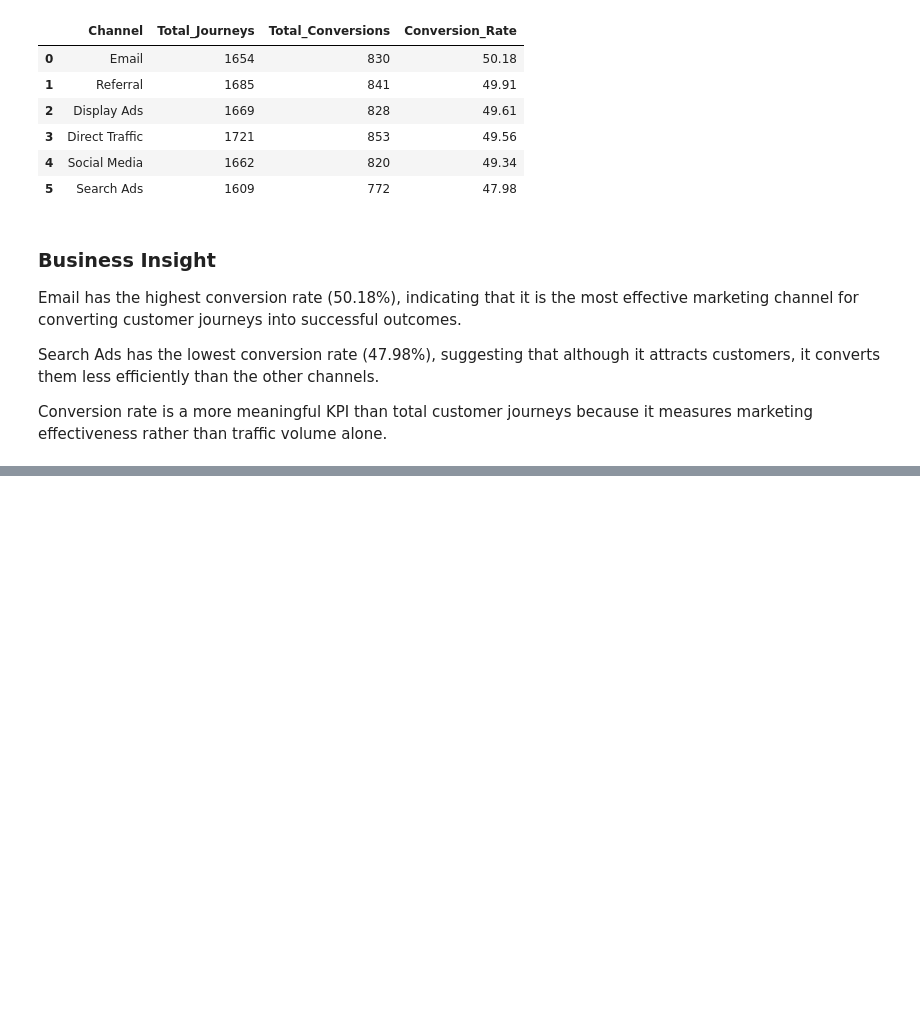
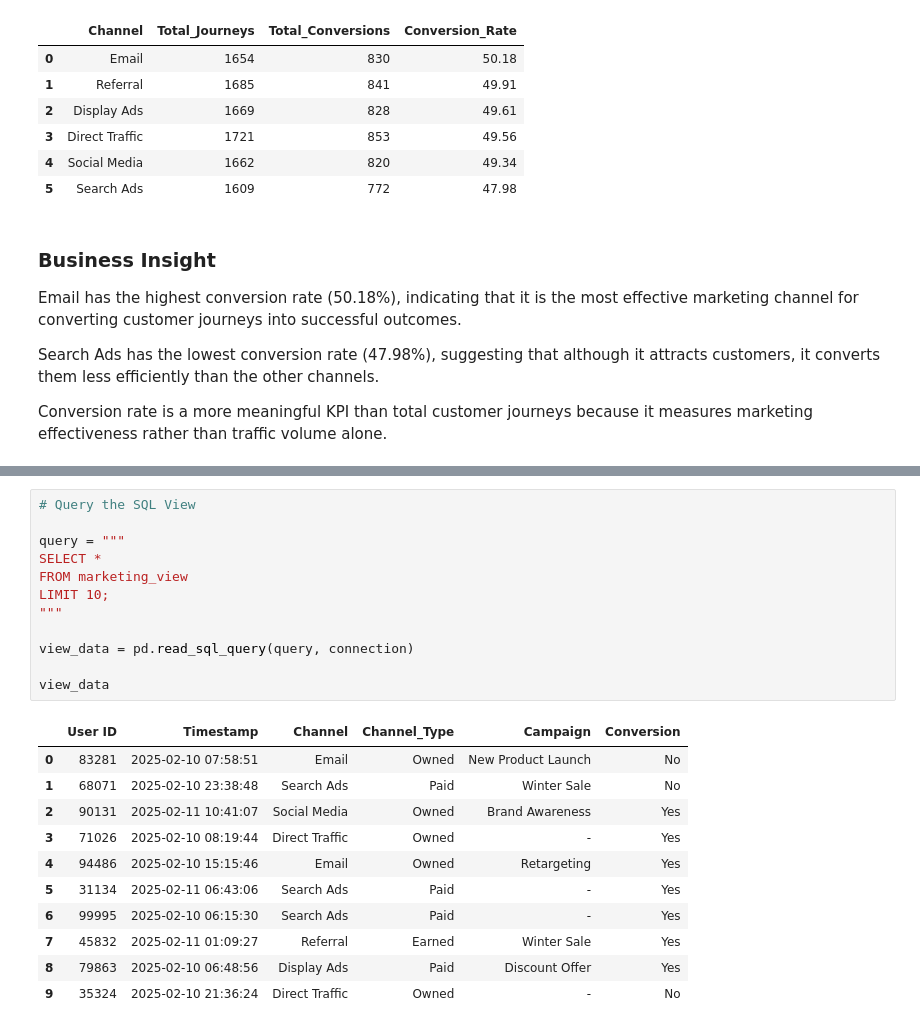
Before and after one commit to sakinasayed512/multi-touch-attribution, a Jupyter notebook: Marketing_Attribution_ROI_Dashboard/notebooks/01_Data_Exploration.ipynb, the cells around one changed output, grey strips where cells are left out. Drawn from its saved outputs; the diff is of its cells as text; blank space fills up the shorter version.

Commit message:
Day 9: Implemented SQL joins, lookup tables, and views

```diff
--- a/Marketing_Attribution_ROI_Dashboard/notebooks/01_Data_Exploration.ipynb
+++ b/Marketing_Attribution_ROI_Dashboard/notebooks/01_Data_Exploration.ipynb
@@ -1100,0 +1369,24 @@ Conversion rate is a more meaningful KPI than total customer journeys because it
+# %%
+# Query the SQL View
+
+query = """
+SELECT *
+FROM marketing_view
+LIMIT 10;
+"""
+
+view_data = pd.read_sql_query(query, connection)
+
+view_data
+# %% [output]
+|  | User ID | Timestamp | Channel | Channel_Type | Campaign | Conversion |
+| 0 | 83281 | 2025-02-10 07:58:51 | Email | Owned | New Product Launch | No |
+| 1 | 68071 | 2025-02-10 23:38:48 | Search Ads | Paid | Winter Sale | No |
+| 2 | 90131 | 2025-02-11 10:41:07 | Social Media | Owned | Brand Awareness | Yes |
+| 3 | 71026 | 2025-02-10 08:19:44 | Direct Traffic | Owned | - | Yes |
+| 4 | 94486 | 2025-02-10 15:15:46 | Email | Owned | Retargeting | Yes |
+| 5 | 31134 | 2025-02-11 06:43:06 | Search Ads | Paid | - | Yes |
+| 6 | 99995 | 2025-02-10 06:15:30 | Search Ads | Paid | - | Yes |
+| 7 | 45832 | 2025-02-11 01:09:27 | Referral | Earned | Winter Sale | Yes |
+| 8 | 79863 | 2025-02-10 06:48:56 | Display Ads | Paid | Discount Offer | Yes |
+| 9 | 35324 | 2025-02-10 21:36:24 | Direct Traffic | Owned | - | No |
```
Also changed, not shown: parts of 16 cells of this notebook.
